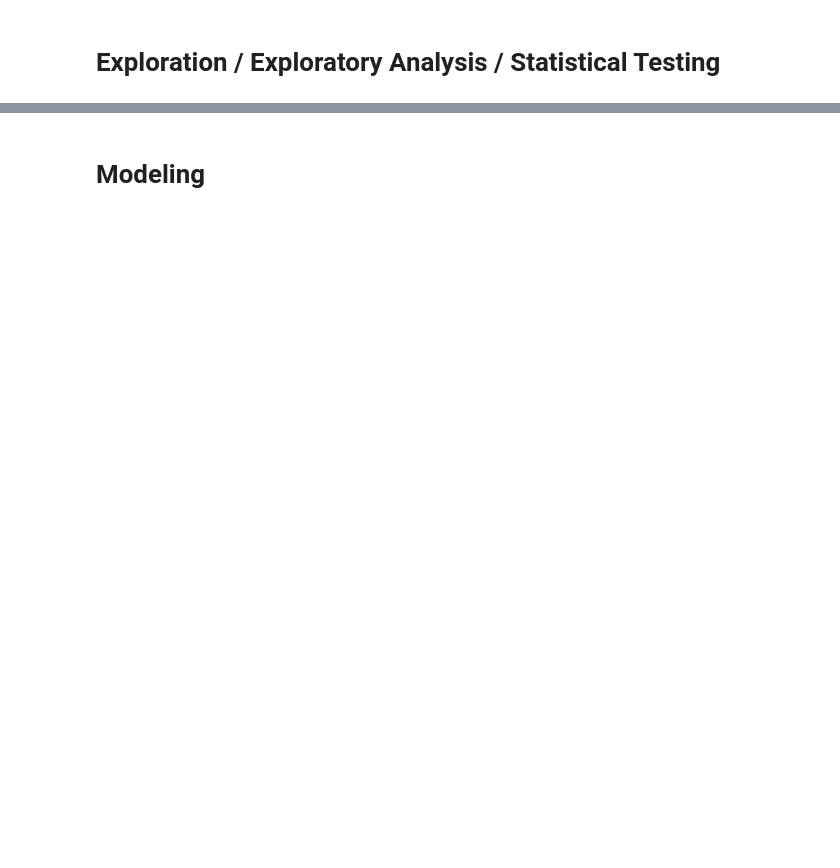
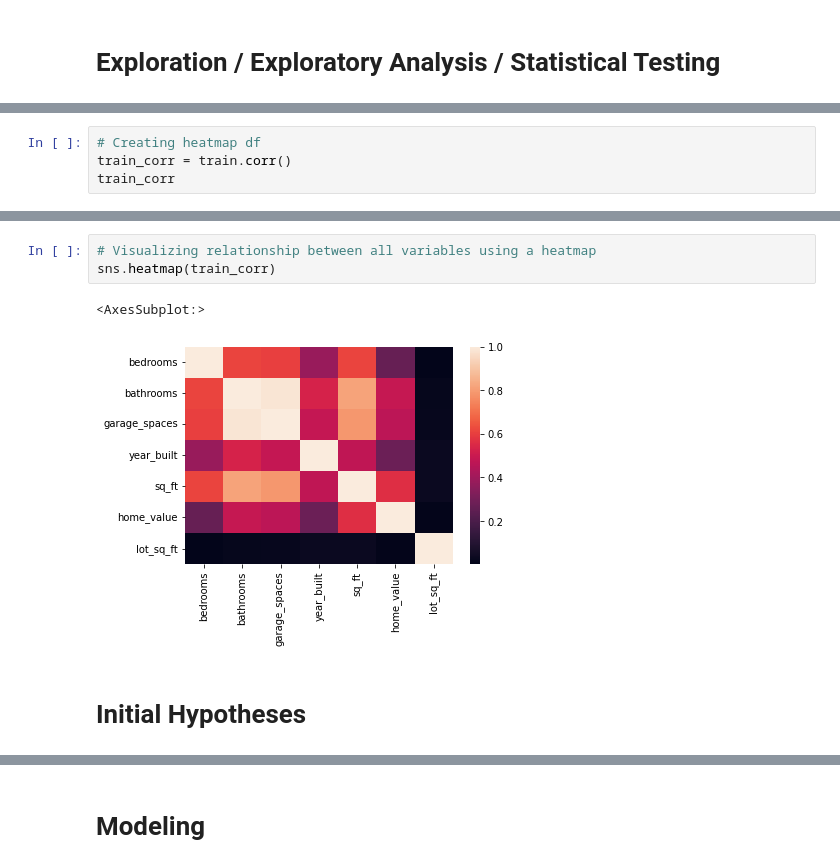
Before and after one commit to SchneemannDavid/regression_project, a Jupyter notebook: working_notebook.ipynb, the cells around one changed output, grey strips where cells are left out. Cells and saved outputs as stored; diff of their text form; blank space fills up the shorter version.

```diff
--- a/working_notebook.ipynb
+++ b/working_notebook.ipynb
@@ -568,0 +857,4 @@ df_py_test.shape
+# %%
+# Creating heatmap df
+train_corr = train.corr()
+train_corr
@@ -568,0 +870,8 @@ df_py_test.shape
+# %%
+# Visualizing relationship between all variables using a heatmap
+sns.heatmap(train_corr)
+# %% [output]
+<AxesSubplot:>
+[figure, added]
+# %% [markdown]
+# Initial Hypotheses
```
Also changed, not shown: parts of 97 cells of this notebook, 4 other files.
